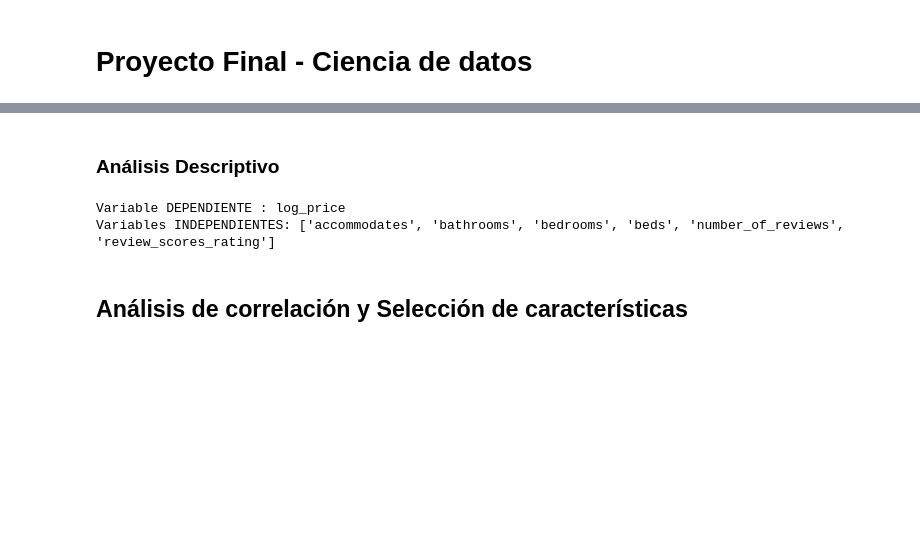
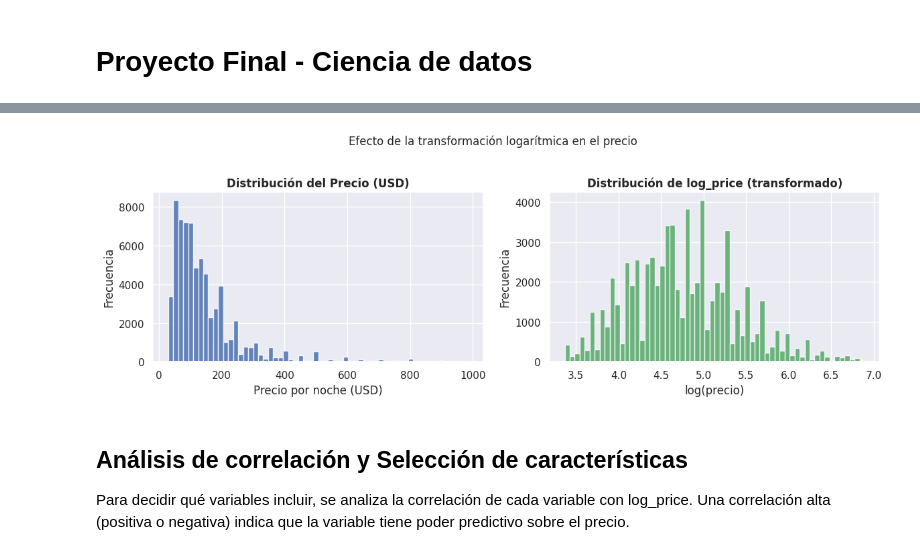
Before and after one commit to ArturLazurenko/CienciaDeDatos, a Jupyter notebook: Semana 7/ProyectoFinal/Avance.ipynb, the cells around one changed output, grey strips where cells are left out. Cells and saved outputs as stored; diff of their text form; code cells hidden in the pictures; blank space fills up the shorter version.

```diff
--- a/Semana 7/ProyectoFinal/Avance.ipynb
+++ b/Semana 7/ProyectoFinal/Avance.ipynb
@@ -54,20 +100,33 @@ Shape final limpio: (68936, 7)
-# %% [markdown]
-### Análisis Descriptivo
-# %%
-depend = "log_price"
-independ = ["accommodates", "bathrooms", "bedrooms",
-            "beds", "number_of_reviews", "review_scores_rating"]
-
-print(f"Variable DEPENDIENTE : {depend}")
-print(f"Variables INDEPENDIENTES: {independ}")
-
-X = df_clean[independ]
-y = df_clean[depend]
-# %% [output]
-Variable DEPENDIENTE : log_price
-Variables INDEPENDIENTES: ['accommodates', 'bathrooms', 'bedrooms', 'beds', 'number_of_reviews', 'review_scores_rating']
+# %%
+target = 'log_price'
+features = ['accommodates', 'bathrooms', 'bedrooms',
+            'beds', 'number_of_reviews', 'review_scores_rating']
+
+X = df_clean[features]
+y = df_clean[target]
+
+# Visualización de la distribución de log_price
+fig, axes = plt.subplots(1, 2, figsize=(12, 4))
+
+axes[0].hist(np.exp(y), bins=60, color='#4C72B0', edgecolor='white', alpha=0.85)
+axes[0].set_title('Distribución del Precio (USD)', fontweight='bold')
+axes[0].set_xlabel('Precio por noche (USD)')
+axes[0].set_ylabel('Frecuencia')
+
+axes[1].hist(y, bins=60, color='#55A868', edgecolor='white', alpha=0.85)
+axes[1].set_title('Distribución de log_price (transformado)', fontweight='bold')
+axes[1].set_xlabel('log(precio)')
+axes[1].set_ylabel('Frecuencia')
+
+plt.suptitle('Efecto de la transformación logarítmica en el precio', y=1.02, fontsize=12)
+plt.tight_layout()
+plt.show()
+# %% [output]
+[figure, added]
 # %% [markdown]
 ## Análisis de correlación y Selección de características
+
+Para decidir qué variables incluir, se analiza la correlación de cada variable con log_price. Una correlación alta (positiva o negativa) indica que la variable tiene poder predictivo sobre el precio.
 # %%
 # Mapa de calor de correlación
 plt.figure(figsize=(10,8))
```
Also changed, not shown: parts of 15 cells of this notebook, 3 other files.
